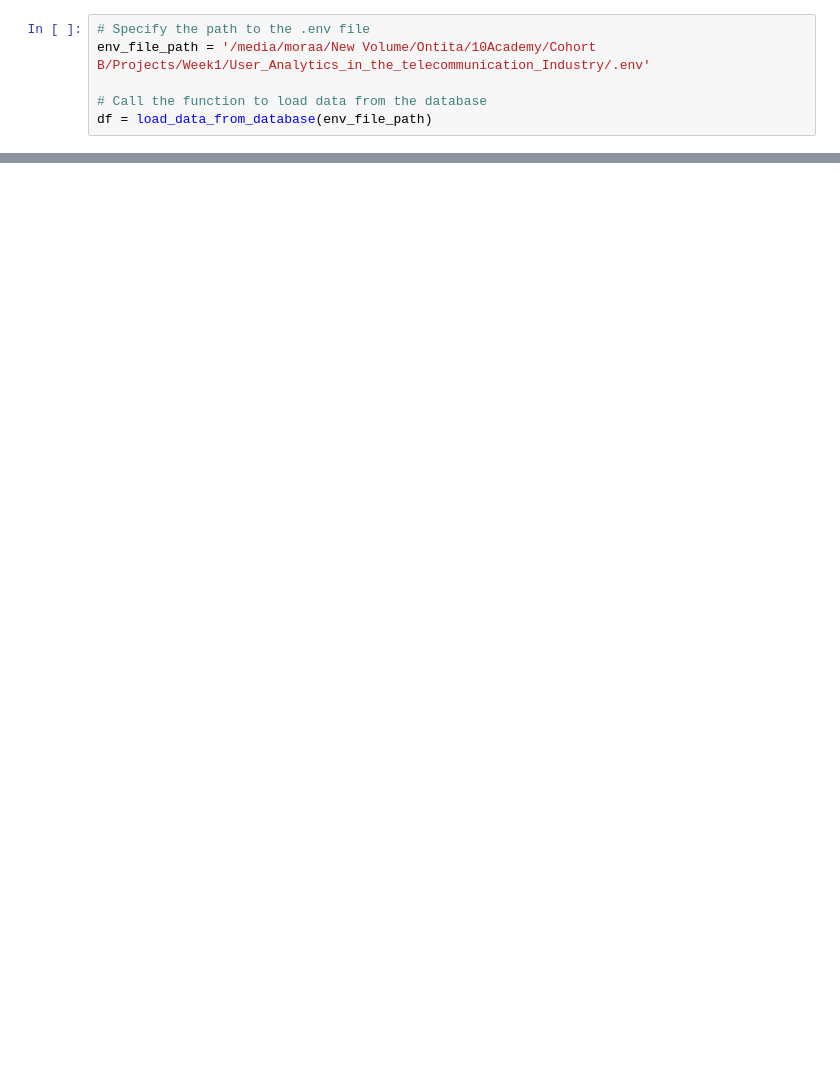
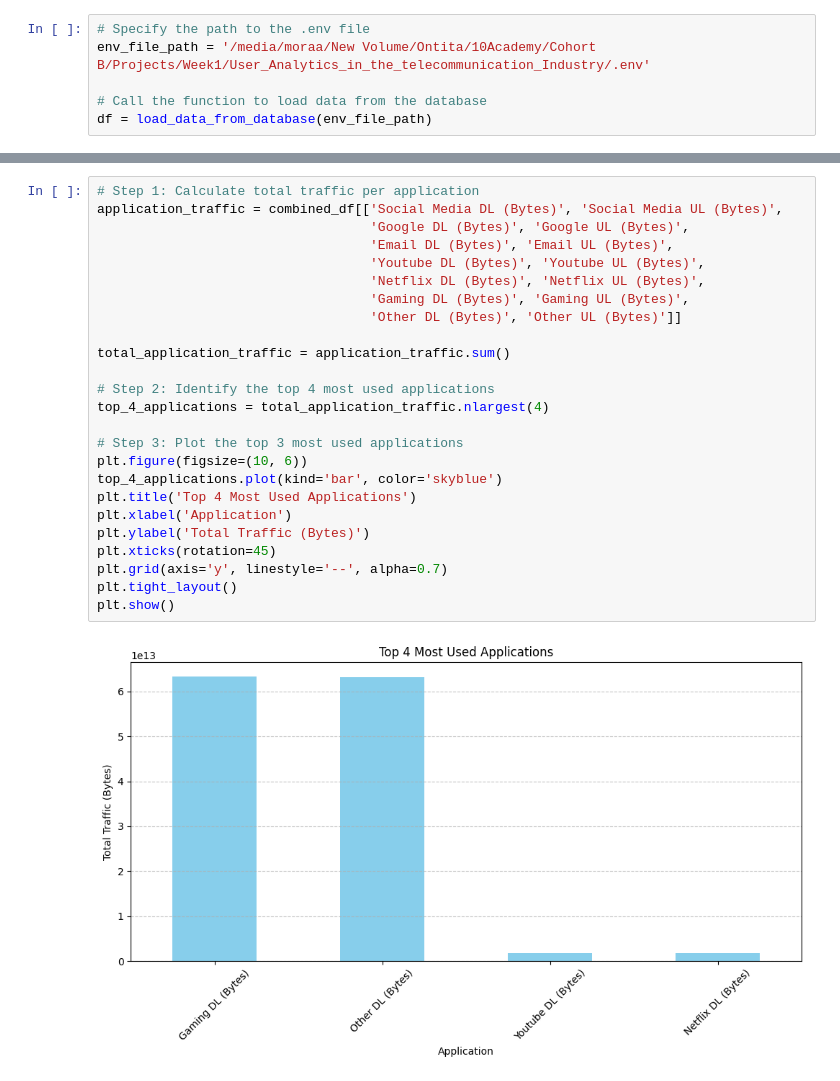
Before and after one commit to MoraaOntita/User_Analytics_in_the_telecommunication_Industry, a Jupyter notebook: Notebooks/UserEngagement.ipynb, the cells around one changed output, grey strips where cells are left out. Cells and saved outputs as stored; diff of their text form; blank space fills up the shorter version.

```diff
--- a/Notebooks/UserEngagement.ipynb
+++ b/Notebooks/UserEngagement.ipynb
@@ -22,0 +267,27 @@ NameError: name 'handle_missing_values' is not defined
+# %%
+# Step 1: Calculate total traffic per application
+application_traffic = combined_df[['Social Media DL (Bytes)', 'Social Media UL (Bytes)',
+                                   'Google DL (Bytes)', 'Google UL (Bytes)',
+                                   'Email DL (Bytes)', 'Email UL (Bytes)',
+                                   'Youtube DL (Bytes)', 'Youtube UL (Bytes)',
+                                   'Netflix DL (Bytes)', 'Netflix UL (Bytes)',
+                                   'Gaming DL (Bytes)', 'Gaming UL (Bytes)',
+                                   'Other DL (Bytes)', 'Other UL (Bytes)']]
+
+total_application_traffic = application_traffic.sum()
+
+# Step 2: Identify the top 4 most used applications
+top_4_applications = total_application_traffic.nlargest(4)
+
+# Step 3: Plot the top 3 most used applications
+plt.figure(figsize=(10, 6))
+top_4_applications.plot(kind='bar', color='skyblue')
+plt.title('Top 4 Most Used Applications')
+plt.xlabel('Application')
+plt.ylabel('Total Traffic (Bytes)')
+plt.xticks(rotation=45)
+plt.grid(axis='y', linestyle='--', alpha=0.7)
+plt.tight_layout()
+plt.show()
+# %% [output]
+[figure, added]
```
Also changed, not shown: parts of 10 cells of this notebook, 3 other files.
